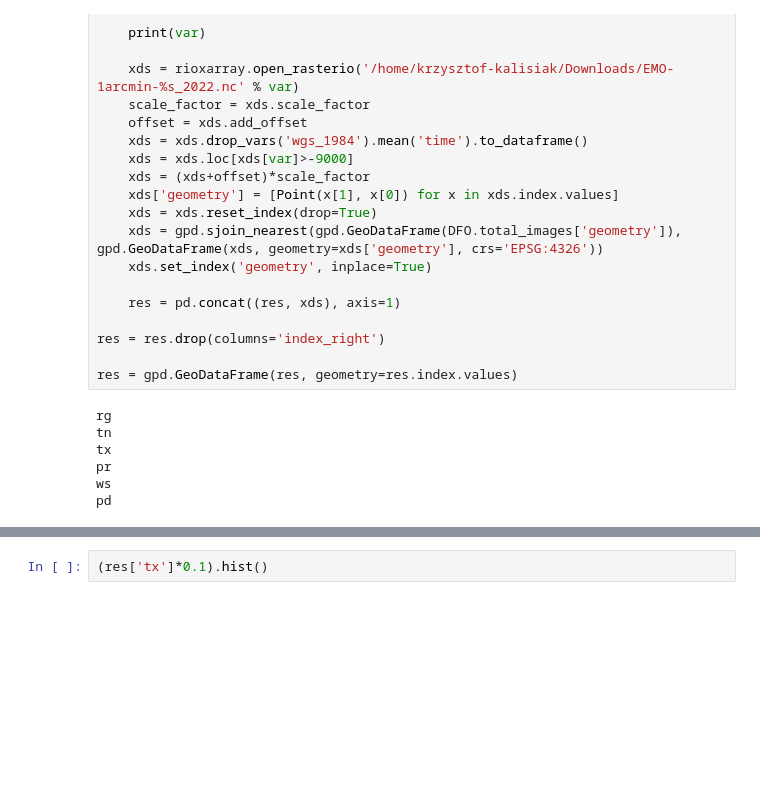
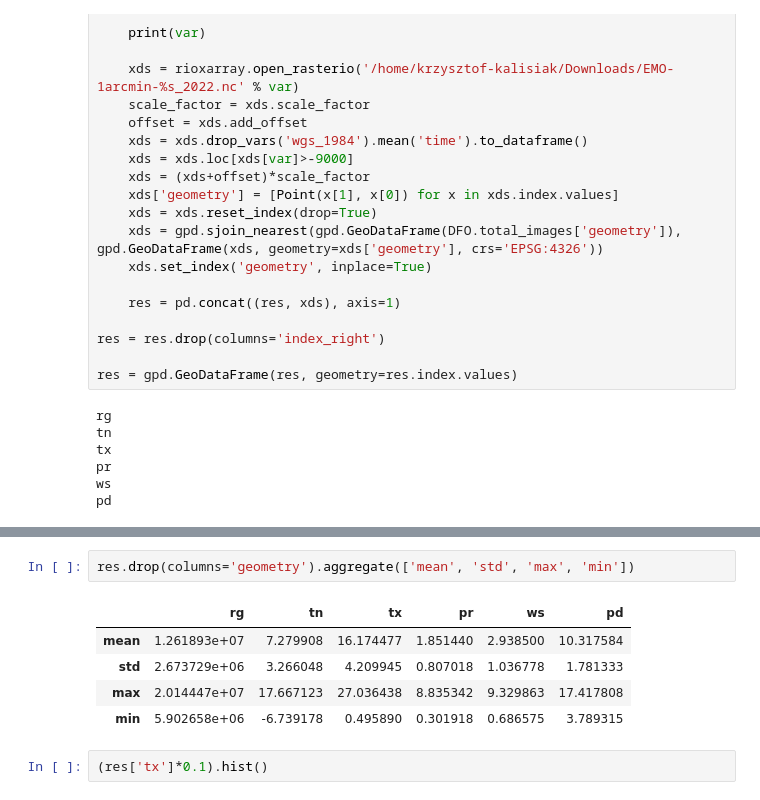
Before and after one commit to KrzysztofKalisiak/ROCM_repo, a Jupyter notebook: geoguesser_master.ipynb, the cells around one changed output, grey strips where cells are left out. Drawn from its saved outputs; the diff is of its cells as text; blank space fills up the shorter version.

```diff
--- a/geoguesser_master.ipynb
+++ b/geoguesser_master.ipynb
@@ -74,3 +92,11 @@ xds.add_offset
+# %%
+res.drop(columns='geometry').aggregate(['mean', 'std', 'max', 'min'])
+# %% [output]
+|  | rg | tn | tx | pr | ws | pd |
+| mean | 1.261893e+07 | 7.279908 | 16.174477 | 1.851440 | 2.938500 | 10.317584 |
+| std | 2.673729e+06 | 3.266048 | 4.209945 | 0.807018 | 1.036778 | 1.781333 |
+| max | 2.014447e+07 | 17.667123 | 27.036438 | 8.835342 | 9.329863 | 17.417808 |
+| min | 5.902658e+06 | -6.739178 | 0.495890 | 0.301918 | 0.686575 | 3.789315 |
 # %%
 (res['tx']*0.1).hist()
 # %% [output]
```
Also changed, not shown: parts of 5 cells of this notebook.
